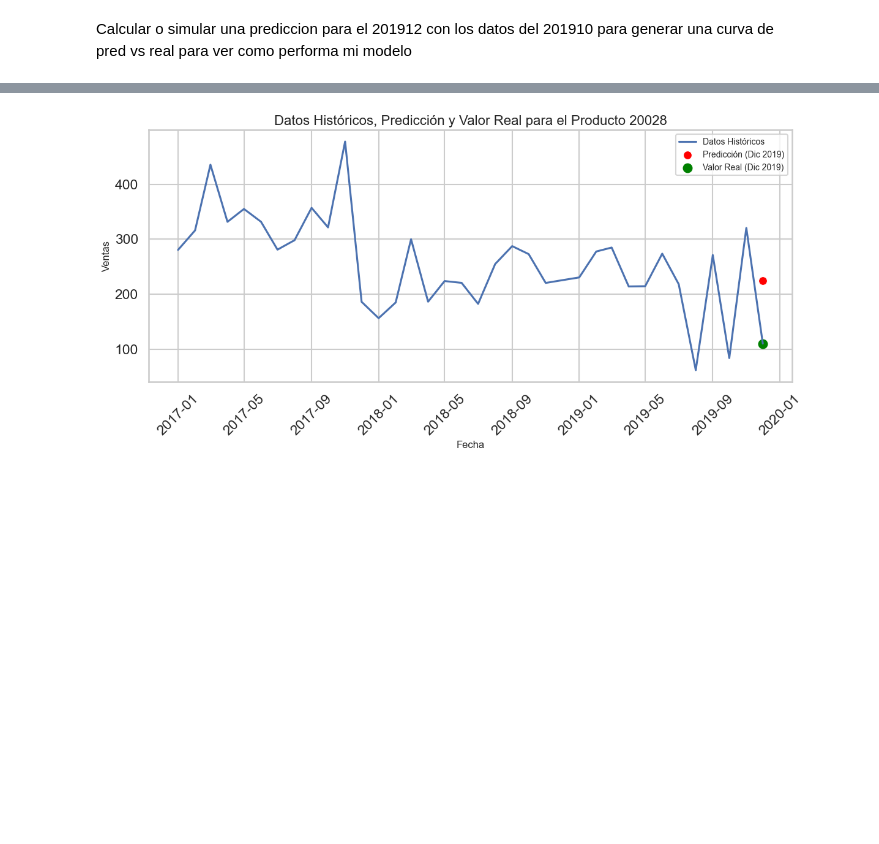
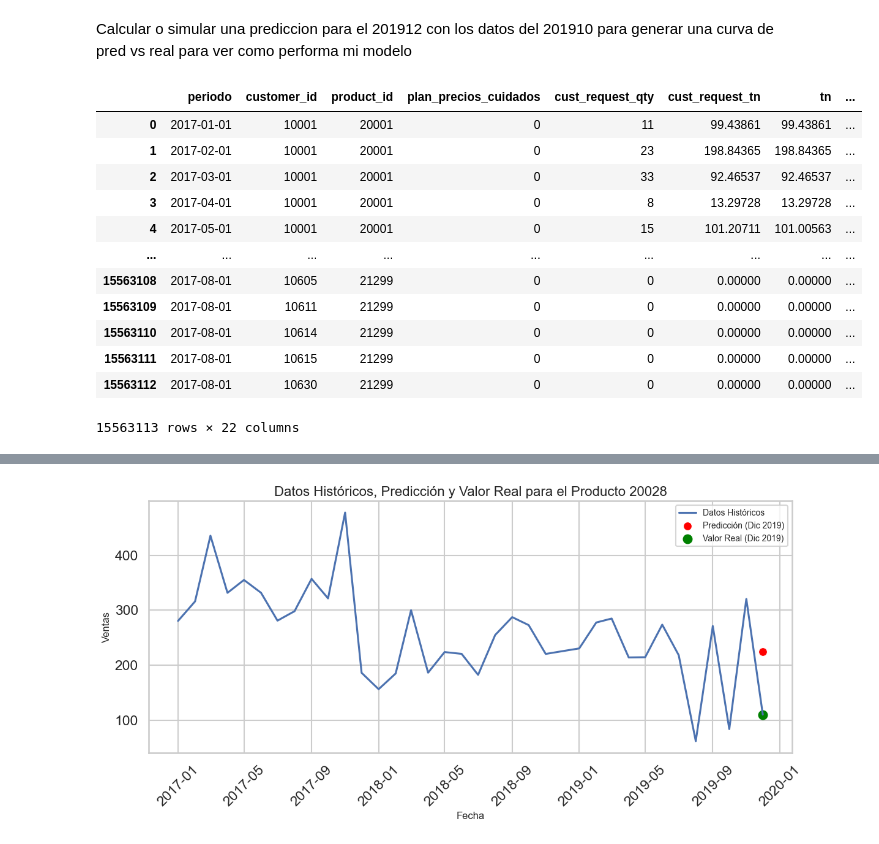
Before and after one commit to federico-syngenta/labo3-2025r, a Jupyter notebook: Nootebook/05_Multi_Sales_MOD_Worflow.ipynb, the cells around one changed output, grey strips where cells are left out. Drawn from its saved outputs; the diff is of its cells as text; code cells hidden in the pictures; blank space fills up the shorter version.

```diff
--- a/Nootebook/05_Multi_Sales_MOD_Worflow.ipynb
+++ b/Nootebook/05_Multi_Sales_MOD_Worflow.ipynb
@@ -1041,0 +1154,11 @@ MemoryError: Unable to allocate 4.29 GiB for an array with shape (37, 15563113)
+# %%
+# Ejecutar solo características esenciales
+#sales_with_features = create_essential_features_only(complete_sales_with_zeros)
+# Versión completa pero optimizada
+#sales_with_features, feature_names = create_features_step_by_step(complete_sales_with_zeros)
+# Ejecutar cada paso individualmente para control total
+df = create_temporal_features(complete_sales_with_zeros)
+df = create_lag_features_chunked(df, lags=[3,6, 12])  # Solo 2 lags importantes
+df = create_rolling_features_optimized(df, windows=[3,6,12])  # Solo 1 ventana importante
+sales_with_features = df.copy()
+# ... continuar paso a paso
@@ -1043,3 +1178,19 @@ MemoryError: Unable to allocate 4.29 GiB for an array with shape (37, 15563113)
 # LIGHTGBM
 # %% [markdown]
 Calcular o simular una prediccion para el 201912 con los datos del 201910 para generar una curva de pred vs real para ver como performa mi modelo
+# %%
+sales_with_features
+# %% [output]
+|  | periodo | customer_id | product_id | plan_precios_cuidados | cust_request_qty | cust_request_tn | tn | ... |
+| 0 | 2017-01-01 | 10001 | 20001 | 0 | 11 | 99.43861 | 99.43861 | ... |
+| 1 | 2017-02-01 | 10001 | 20001 | 0 | 23 | 198.84365 | 198.84365 | ... |
+| 2 | 2017-03-01 | 10001 | 20001 | 0 | 33 | 92.46537 | 92.46537 | ... |
+| 3 | 2017-04-01 | 10001 | 20001 | 0 | 8 | 13.29728 | 13.29728 | ... |
+| 4 | 2017-05-01 | 10001 | 20001 | 0 | 15 | 101.20711 | 101.00563 | ... |
+| ... | ... | ... | ... | ... | ... | ... | ... | ... |
+| 15563108 | 2017-08-01 | 10605 | 21299 | 0 | 0 | 0.00000 | 0.00000 | ... |
+| 15563109 | 2017-08-01 | 10611 | 21299 | 0 | 0 | 0.00000 | 0.00000 | ... |
+| 15563110 | 2017-08-01 | 10614 | 21299 | 0 | 0 | 0.00000 | 0.00000 | ... |
+| 15563111 | 2017-08-01 | 10615 | 21299 | 0 | 0 | 0.00000 | 0.00000 | ... |
+| 15563112 | 2017-08-01 | 10630 | 21299 | 0 | 0 | 0.00000 | 0.00000 | ... |
+15563113 rows × 22 columns
```
Also changed, not shown: parts of 8 cells of this notebook, 1 other file.
